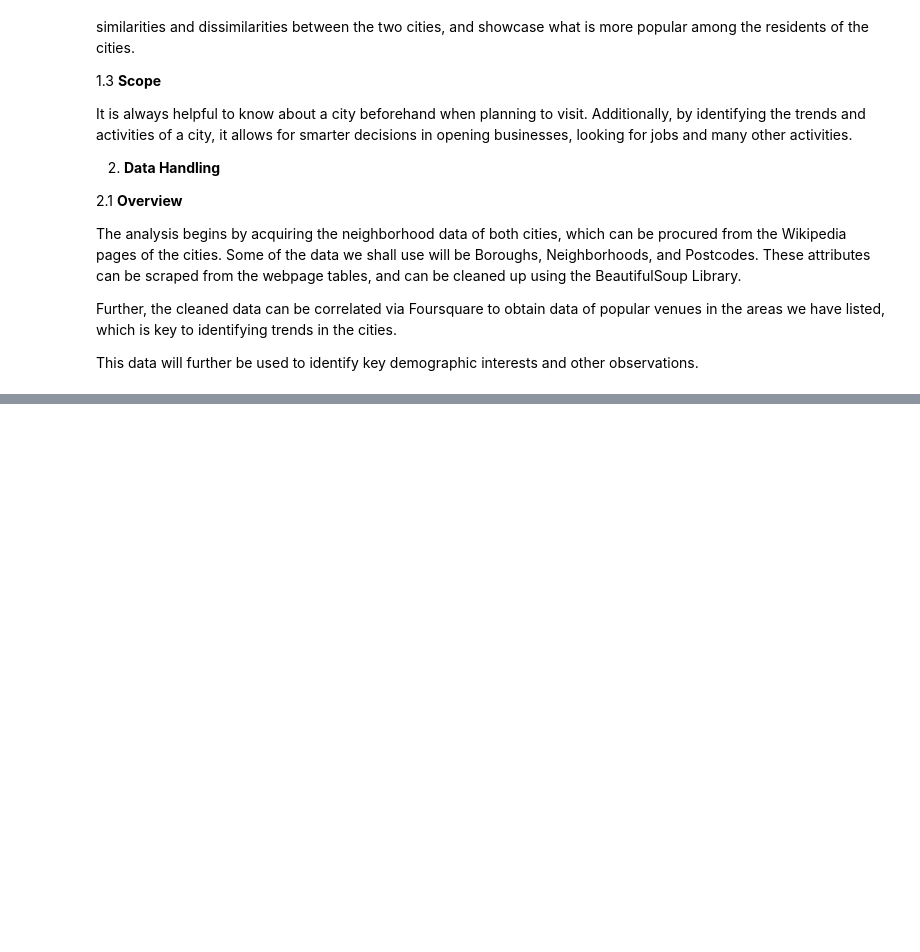
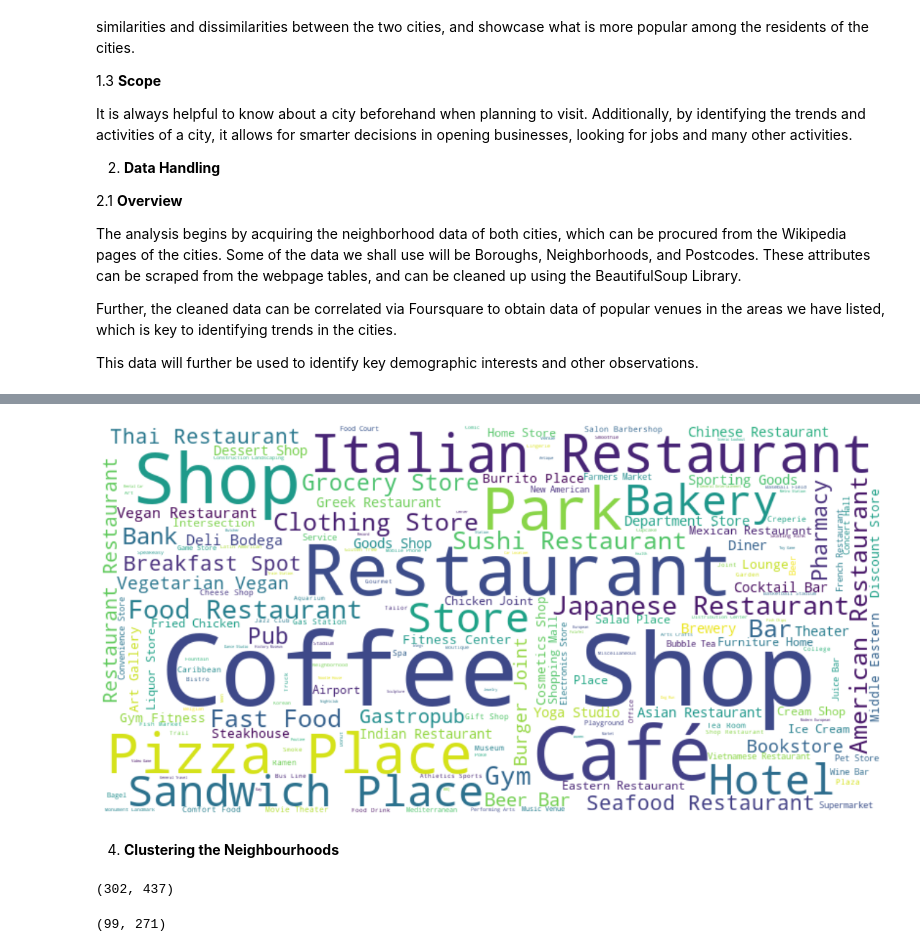
Before and after one commit to vvedhas/Coursera_Capstone, a Jupyter notebook: Capstone.ipynb, the cells around one changed output, grey strips where cells are left out. Drawn from its saved outputs; the diff is of its cells as text; code cells hidden in the pictures; blank space fills up the shorter version.

```diff
--- a/Capstone.ipynb
+++ b/Capstone.ipynb
@@ -34,0 +239,5 @@ This data will further be used to identify key demographic interests and other o
+# %%
+#Getting Toronto Venues
+toronto_venues= getNearbyVenues(names=df3['Neighbourhood'],
+                                latitudes=df3['Latitude'],
+                                longitudes=df3['Longitude'])
@@ -34,0 +280,32 @@ This data will further be used to identify key demographic interests and other o
+# %%
+generate_word_cloud(toronto_venue_categories)
+# %% [output]
+[figure, added]
+# %% [markdown]
+4. **Clustering the Neighbourhoods**
+# %%
+# one hot encoding
+ny_onehot = pd.get_dummies(NY_venues[['Venue Category']], prefix="", prefix_sep="")
+
+# add neighborhood column back to dataframe
+ny_onehot['Neighborhood'] = NY_venues['Neighborhood']
+
+# move neighborhood column to the first column
+fixed_columns = [ny_onehot.columns[-1]] + list(ny_onehot.columns[:-1])
+ny_onehot = ny_onehot[fixed_columns]
+
+ny_grouped=ny_onehot.groupby('Neighborhood').mean().reset_index()
+print(ny_grouped.shape)
+
+to_onehot = pd.get_dummies(toronto_venues[['Venue Category']], prefix="", prefix_sep="")
+
+to_onehot['Neighborhood'] = toronto_venues['Neighborhood']
+
+fixed_columns = [to_onehot.columns[-1]] + list(to_onehot.columns[:-1])
+to_onehot = to_onehot[fixed_columns]
+
+to_grouped=to_onehot.groupby('Neighborhood').mean().reset_index()
+to_grouped.shape
+# %% [output]
+(302, 437)
+(99, 271)
```
Also changed, not shown: parts of 22 cells of this notebook.
